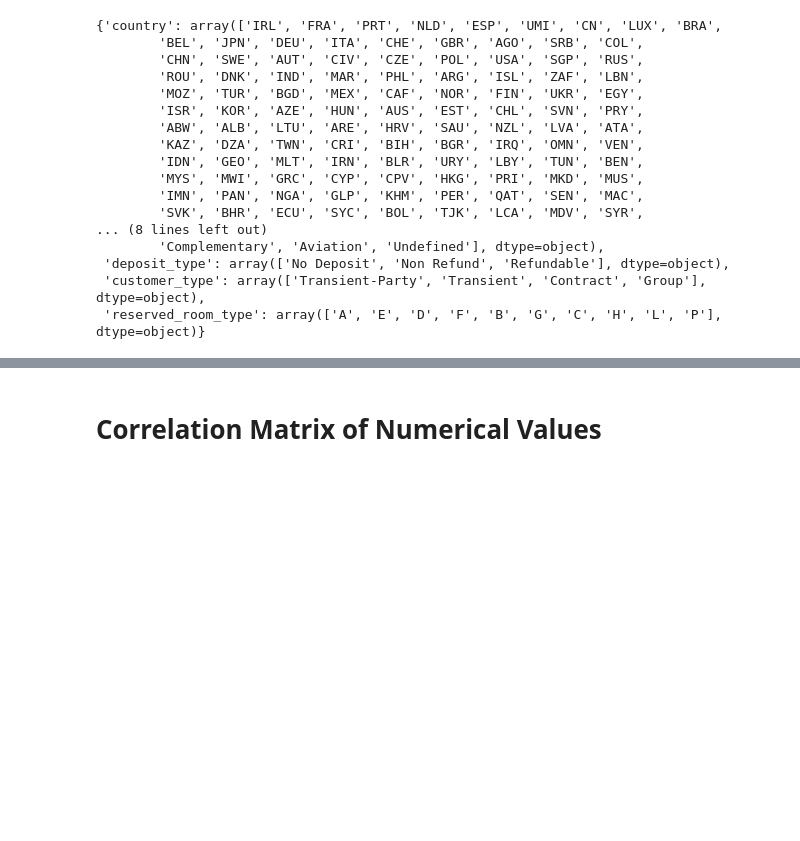
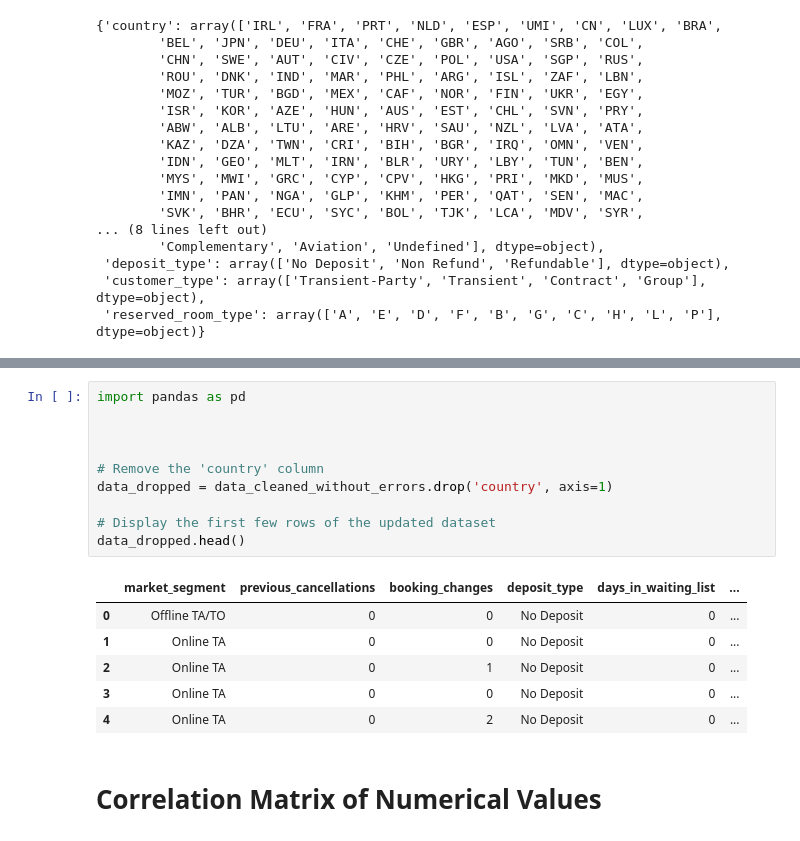
Before and after one commit to andricode23/Capstone3booking, a Jupyter notebook: capstone booking an hotel portugal.ipynb, the cells around one changed output, grey strips where cells are left out. Saved outputs shown, nothing was run; the diff lists cells and outputs as text; blank space fills up the shorter version.

```diff
--- a/capstone booking an hotel portugal.ipynb
+++ b/capstone booking an hotel portugal.ipynb
@@ -388,3 +391,20 @@ unique_values_after_cleaning
+# %%
+import pandas as pd
+
+
+
+# Remove the 'country' column
+data_dropped = data_cleaned_without_errors.drop('country', axis=1)
+
+# Display the first few rows of the updated dataset
+data_dropped.head()
+# %% [output]
+|  | market_segment | previous_cancellations | booking_changes | deposit_type | days_in_waiting_list | ... |
+| 0 | Offline TA/TO | 0 | 0 | No Deposit | 0 | ... |
+| 1 | Online TA | 0 | 0 | No Deposit | 0 | ... |
+| 2 | Online TA | 0 | 1 | No Deposit | 0 | ... |
+| 3 | Online TA | 0 | 0 | No Deposit | 0 | ... |
+| 4 | Online TA | 0 | 2 | No Deposit | 0 | ... |
 # %% [markdown]
 # Correlation Matrix of Numerical Values
 # %%
```
Also changed, not shown: parts of 3 cells of this notebook.
